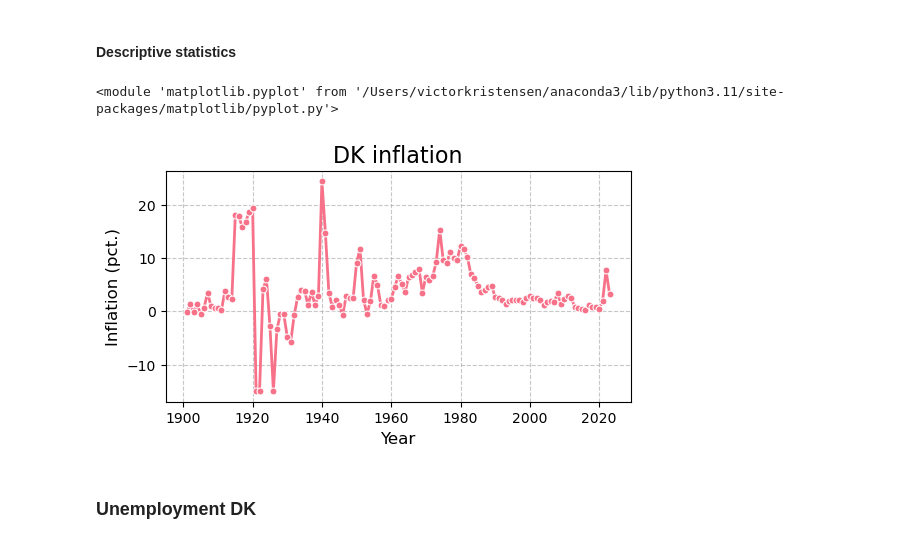
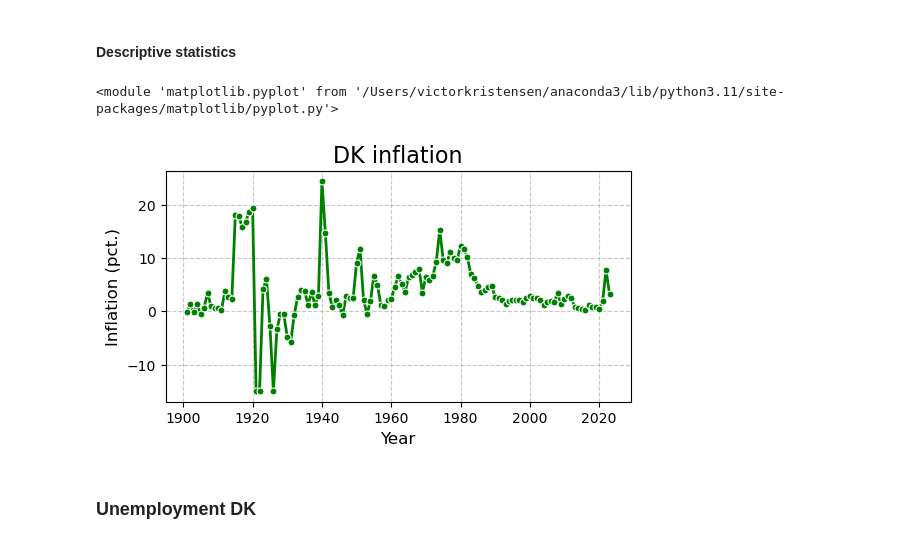
Before and after one commit to sgv491/projects-2024-Bertil-Nikoline-Victor, a Jupyter notebook: dataproject/dataproject.ipynb, the cells around one changed output. Cells and saved outputs as stored; diff of their text form; code cells hidden in the pictures.

```diff
--- a/dataproject/dataproject.ipynb
+++ b/dataproject/dataproject.ipynb
@@ -89,17 +95,18 @@ inflation_annual_DK = DataHelper.inflation_annual_DK()
 # %% [markdown]
 #### Descriptive statistics
 # %%
-# Plot the DK inflation data
+# Plot data
 GraphHelper.line_plot_with_labels(
     inflation_annual_DK,
     "DK inflation",
     "Year",
     "Inflation (pct.)",
-    "YEAR",
-    "DK_INFLATION")
+    "Year",
+    "Inflation_DK",
+    color="green")
 # %% [output]
 <module 'matplotlib.pyplot' from '/Users/victorkristensen/anaconda3/lib/python3.11/site-packages/matplotlib/pyplot.py'>
-[figure, old version]
+[figure, new version]
 # %% [markdown]
 ### Unemployment DK
 # %%
```
Also changed, not shown: parts of 8 cells of this notebook, 2 other files.
